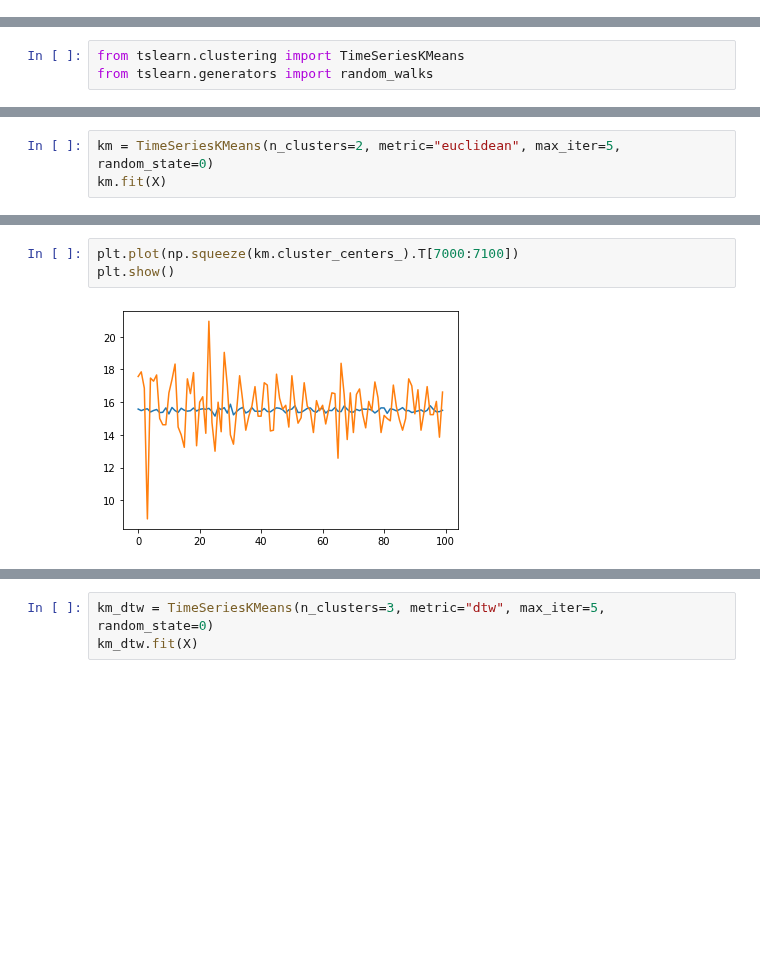
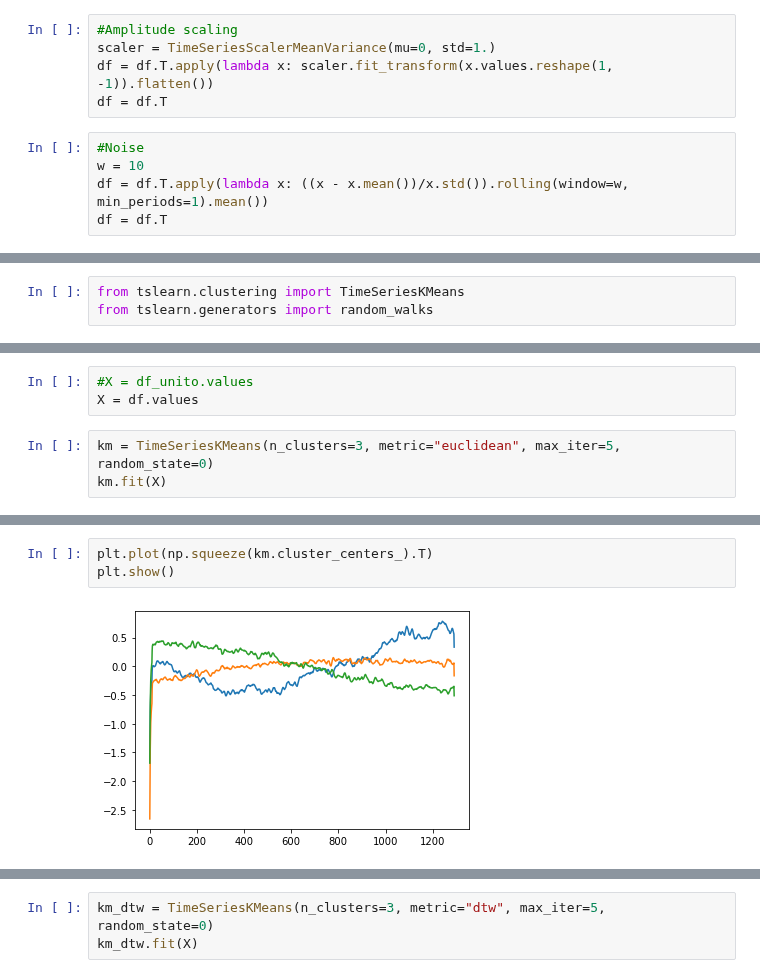
Before and after one commit to cri98li/Data-Mining-2-Project-ts-classification, a Jupyter notebook: Fase 3.ipynb, the cells around one changed output, grey strips where cells are left out. Saved outputs shown, nothing was run; the diff lists cells and outputs as text; blank space fills up the shorter version.

```diff
--- a/Fase 3.ipynb
+++ b/Fase 3.ipynb
@@ -23,3 +68,13 @@ df.head()
+# %%
+#Amplitude scaling
+scaler = TimeSeriesScalerMeanVariance(mu=0, std=1.)
+df = df.T.apply(lambda x: scaler.fit_transform(x.values.reshape(1, -1)).flatten())
+df = df.T
+# %%
+#Noise
+w = 10
+df = df.T.apply(lambda x: ((x - x.mean())/x.std()).rolling(window=w, min_periods=1).mean())
+df = df.T
 # %%
 indici_rock  = df0[df0["TRACK_genre_top"] == "Rock"].index
 indici_experimental  = df0[df0["TRACK_genre_top"] == "Experimental"].index
@@ -63,4 +109,7 @@ X = df_unito.values
+# %%
+#X = df_unito.values
+X = df.values
 # %%
-km = TimeSeriesKMeans(n_clusters=2, metric="euclidean", max_iter=5, random_state=0)
+km = TimeSeriesKMeans(n_clusters=3, metric="euclidean", max_iter=5, random_state=0)
 km.fit(X)
 # %% [output]
@@ -72,8 +121,8 @@ km.cluster_centers_.shape
 # %%
-plt.plot(np.squeeze(km.cluster_centers_).T[7000:7100])
+plt.plot(np.squeeze(km.cluster_centers_).T)
 plt.show()
 # %% [output]
-[figure, old version]
+[figure, new version]
 # %%
 unique, counts = np.unique(km.labels_, return_counts=True)
 unique, counts
```
Also changed, not shown: parts of 27 cells of this notebook.
